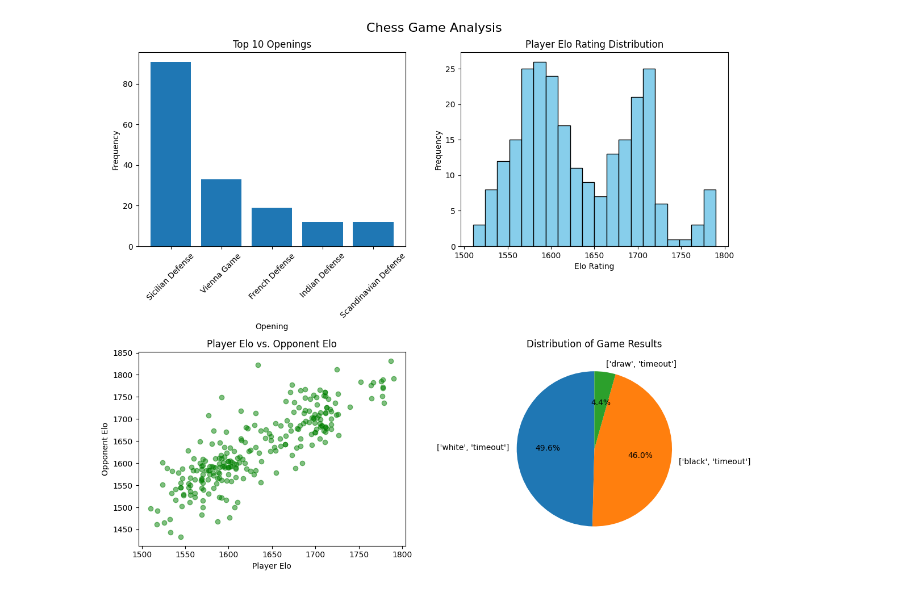
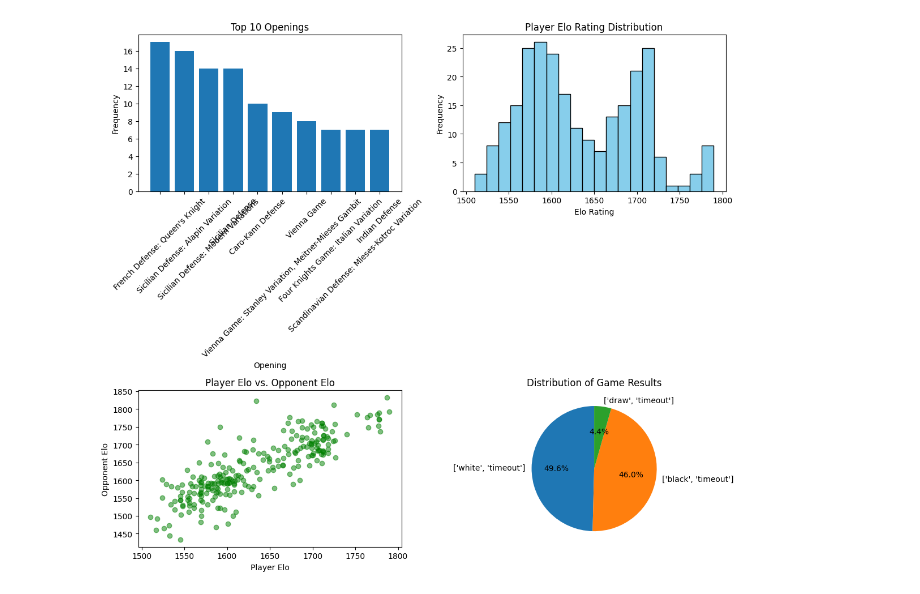
Before and after one commit to miskibin/chess_insight, a Jupyter notebook: example.ipynb, the cells around one changed output. Drawn from its saved outputs; the diff is of its cells as text; code cells hidden in the pictures.

```diff
--- a/example.ipynb
+++ b/example.ipynb
@@ -20,35 +22,38 @@ import pandas as pd
 import matplotlib.pyplot as plt
 df = pd.read_csv("games.csv")
 # %%
+# Create a figure with a 2x2 grid of subplots
 fig, axes = plt.subplots(2, 2, figsize=(12, 10))
-# set title
-fig.suptitle('Chess Game Analysis', fontsize=16)
-# Chart 1: Bar chart for the frequency of openings
-opening_counts = df['opening_short'].value_counts()
-axes[0, 0].bar(opening_counts.index[:5], opening_counts[:5])
+
+# Subplot 1: Bar chart for the frequency of openings
+opening_counts = df['opening'].value_counts()
+axes[0, 0].bar(opening_counts.index[:10], opening_counts[:10])
 axes[0, 0].set_title('Top 10 Openings')
 axes[0, 0].set_xlabel('Opening')
 axes[0, 0].set_ylabel('Frequency')
 axes[0, 0].tick_params(axis='x', rotation=45)
 
-# Chart 2: Histogram of player Elo ratings
+# Subplot 2: Histogram of player Elo ratings
 axes[0, 1].hist(df['player_elo'], bins=20, color='skyblue', edgecolor='black')
 axes[0, 1].set_title('Player Elo Rating Distribution')
 axes[0, 1].set_xlabel('Elo Rating')
 axes[0, 1].set_ylabel('Frequency')
 
-# Chart 3: Scatter plot of player Elo vs. opponent Elo
+# Subplot 3: Scatter plot of player Elo vs. opponent Elo
 axes[1, 0].scatter(df['player_elo'], df['opponent_elo'], alpha=0.5, color='green')
 axes[1, 0].set_title('Player Elo vs. Opponent Elo')
 axes[1, 0].set_xlabel('Player Elo')
 axes[1, 0].set_ylabel('Opponent Elo')
 
-# Chart 4: Pie chart for the distribution of game results
+# Subplot 4: Pie chart for the distribution of game results
 result_counts = df['result'].value_counts()
 axes[1, 1].pie(result_counts, labels=result_counts.index, autopct='%1.1f%%', startangle=90)
 axes[1, 1].set_title('Distribution of Game Results')
 
 # Adjust layout
 plt.tight_layout()
+
+# Show the figure
+plt.show()
 # %% [output]
-[figure, old version]
+[figure, new version]
```
Also changed, not shown: parts of 4 cells of this notebook, 7 other files.
